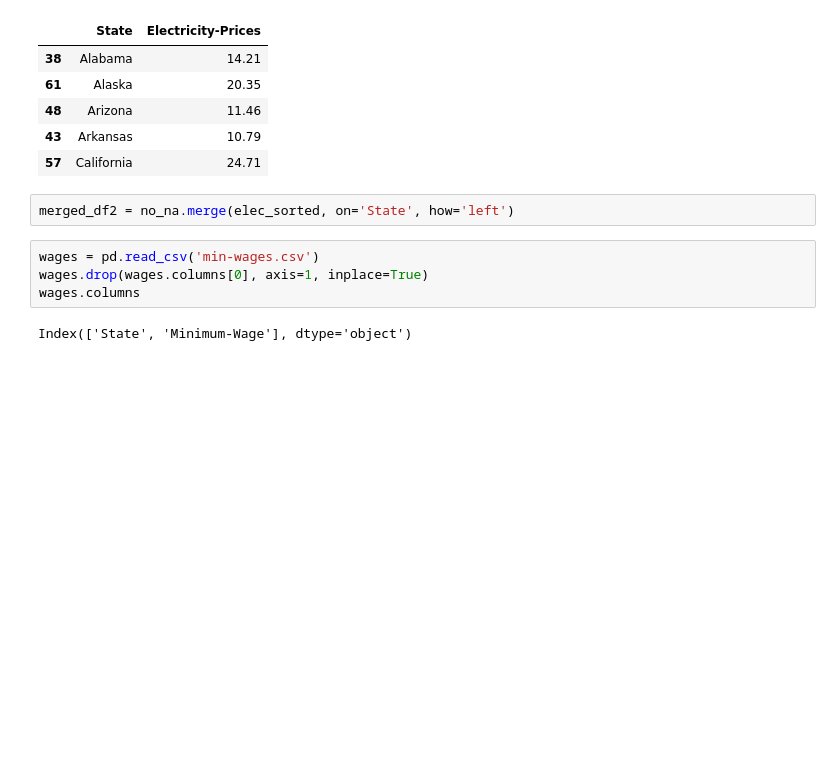
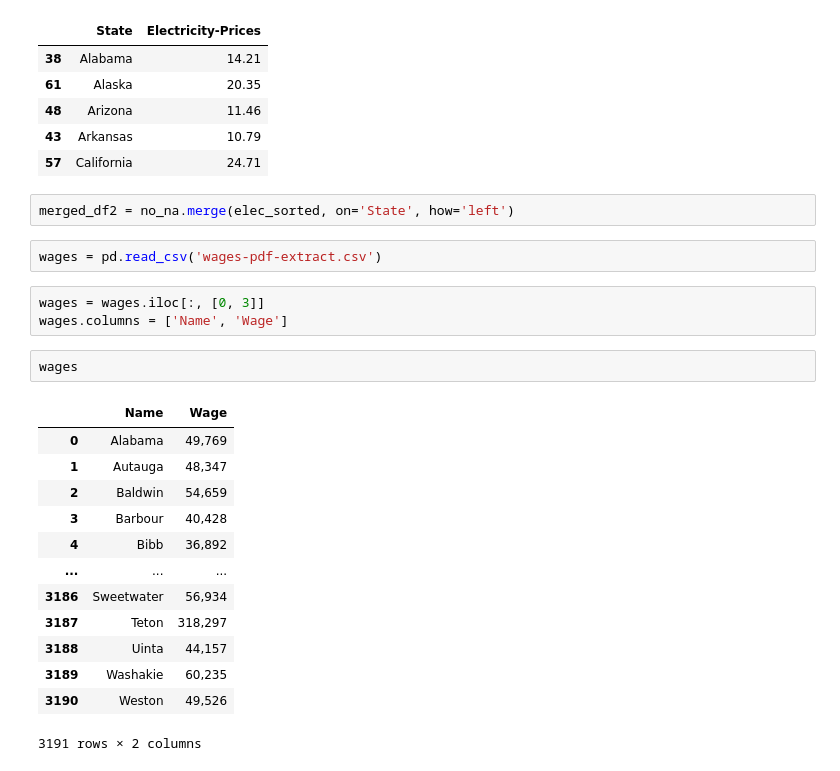
Before and after one commit to hemanthy1/Anthropocene-Institute-Capstone, a Jupyter notebook: data/dac/DAC_Processing.ipynb, the cells around one changed output. Drawn from its saved outputs; the diff is of its cells as text; blank space fills up the shorter version.

```diff
--- a/data/dac/DAC_Processing.ipynb
+++ b/data/dac/DAC_Processing.ipynb
@@ -111,8 +104,23 @@ elec_sorted.head()
 # %%
 merged_df2 = no_na.merge(elec_sorted, on='State', how='left')
 # %%
-wages = pd.read_csv('min-wages.csv')
-wages.drop(wages.columns[0], axis=1, inplace=True)
-wages.columns
+wages = pd.read_csv('wages-pdf-extract.csv')
-# %% [output]
-Index(['State', 'Minimum-Wage'], dtype='object')
+# %%
+wages = wages.iloc[:, [0, 3]]
+wages.columns = ['Name', 'Wage']
+# %%
+wages
+# %% [output]
+|  | Name | Wage |
+| 0 | Alabama | 49,769 |
+| 1 | Autauga | 48,347 |
+| 2 | Baldwin | 54,659 |
+| 3 | Barbour | 40,428 |
+| 4 | Bibb | 36,892 |
+| ... | ... | ... |
+| 3186 | Sweetwater | 56,934 |
+| 3187 | Teton | 318,297 |
+| 3188 | Uinta | 44,157 |
+| 3189 | Washakie | 60,235 |
+| 3190 | Weston | 49,526 |
+3191 rows × 2 columns
```
Also changed, not shown: parts of 11 cells of this notebook, 2 other files.
